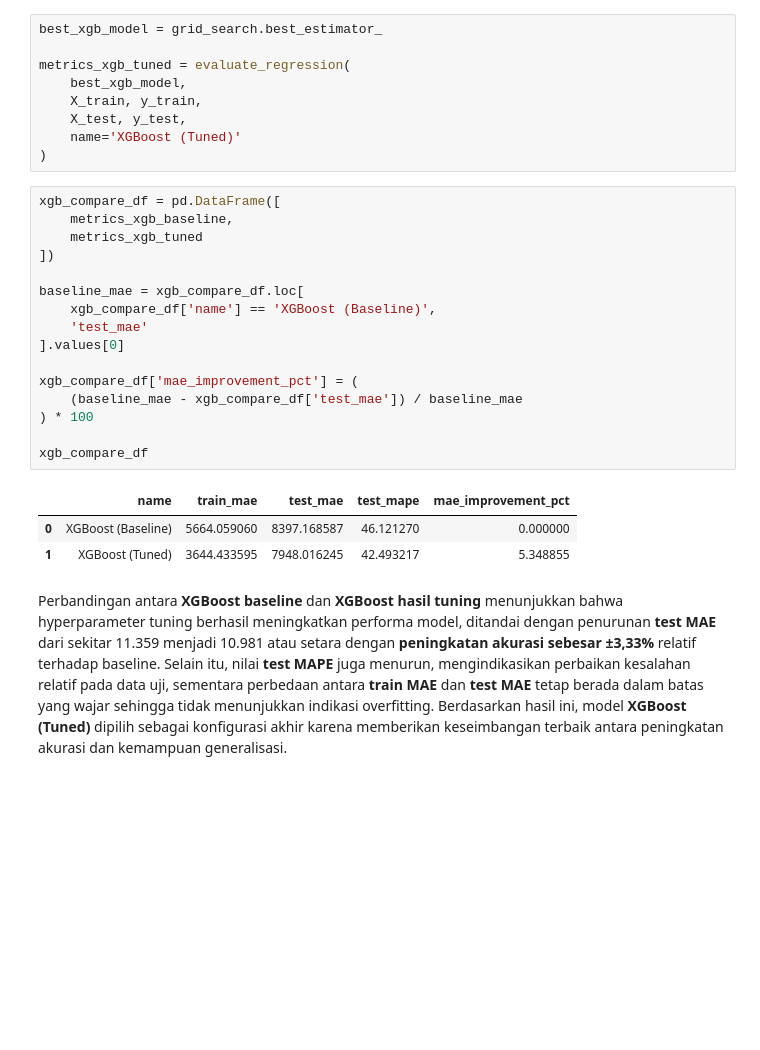
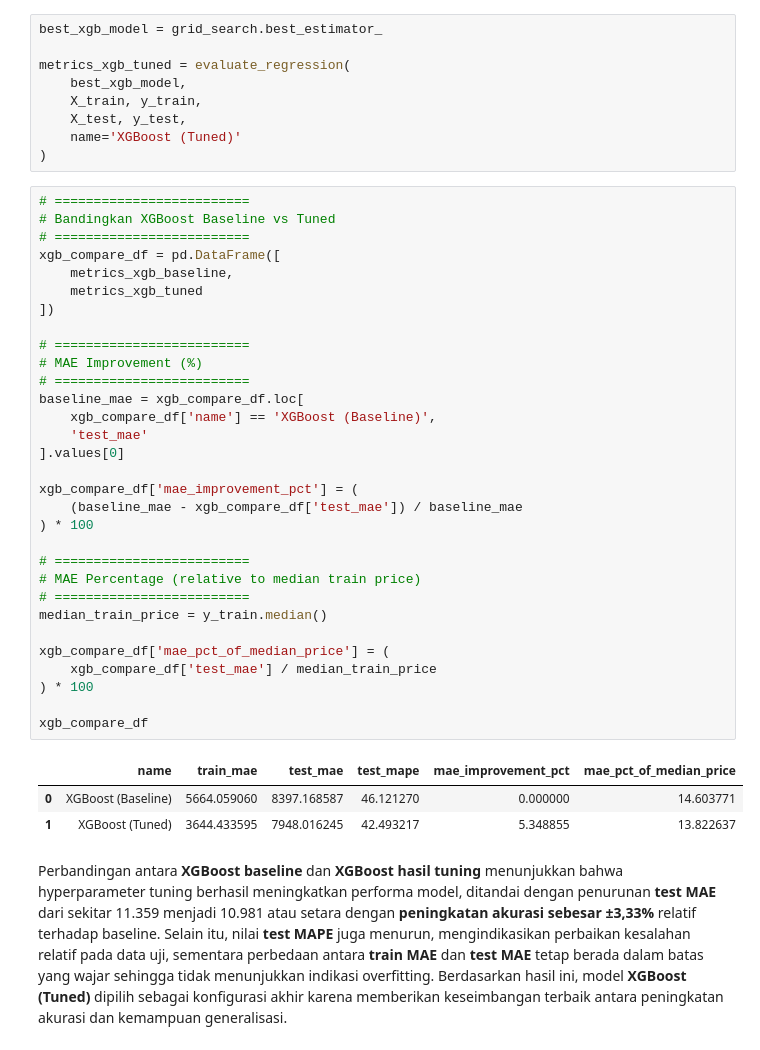
Before and after one commit to hansdarmawann/arabian-cars-1, a Jupyter notebook: Notebook/03_Modeling.ipynb, the cells around one changed output. Cells and saved outputs as stored; diff of their text form; blank space fills up the shorter version.

```diff
--- a/Notebook/03_Modeling.ipynb
+++ b/Notebook/03_Modeling.ipynb
@@ -326,25 +325,40 @@ metrics_xgb_tuned = evaluate_regression(
     name='XGBoost (Tuned)'
 )
 # %%
+# =========================
+# Bandingkan XGBoost Baseline vs Tuned
+# =========================
 xgb_compare_df = pd.DataFrame([
     metrics_xgb_baseline,
     metrics_xgb_tuned
 ])
 
+# =========================
+# MAE Improvement (%)
+# =========================
 baseline_mae = xgb_compare_df.loc[
     xgb_compare_df['name'] == 'XGBoost (Baseline)',
     'test_mae'
 ].values[0]
 
 xgb_compare_df['mae_improvement_pct'] = (
     (baseline_mae - xgb_compare_df['test_mae']) / baseline_mae
 ) * 100
 
+# =========================
+# MAE Percentage (relative to median train price)
+# =========================
+median_train_price = y_train.median()
+
+xgb_compare_df['mae_pct_of_median_price'] = (
+    xgb_compare_df['test_mae'] / median_train_price
+) * 100
+
 xgb_compare_df
 # %% [output]
-|  | name | train_mae | test_mae | test_mape | mae_improvement_pct |
-| 0 | XGBoost (Baseline) | 5664.059060 | 8397.168587 | 46.121270 | 0.000000 |
-| 1 | XGBoost (Tuned) | 3644.433595 | 7948.016245 | 42.493217 | 5.348855 |
+|  | name | train_mae | test_mae | test_mape | mae_improvement_pct | mae_pct_of_median_price |
+| 0 | XGBoost (Baseline) | 5664.059060 | 8397.168587 | 46.121270 | 0.000000 | 14.603771 |
+| 1 | XGBoost (Tuned) | 3644.433595 | 7948.016245 | 42.493217 | 5.348855 | 13.822637 |
 # %% [markdown]
 Perbandingan antara **XGBoost baseline** dan **XGBoost hasil tuning** menunjukkan bahwa hyperparameter tuning berhasil meningkatkan performa model, ditandai dengan penurunan **test MAE** dari sekitar 11.359 menjadi 10.981 atau setara dengan **peningkatan akurasi sebesar ±3,33%** relatif terhadap baseline. Selain itu, nilai **test MAPE** juga menurun, mengindikasikan perbaikan kesalahan relatif pada data uji, sementara perbedaan antara **train MAE** dan **test MAE** tetap berada dalam batas yang wajar sehingga tidak menunjukkan indikasi overfitting. Berdasarkan hasil ini, model **XGBoost (Tuned)** dipilih sebagai konfigurasi akhir karena memberikan keseimbangan terbaik antara peningkatan akurasi dan kemampuan generalisasi.
 # %% [markdown]
```
Also changed, not shown: parts of 2 cells of this notebook, 1 other file.
